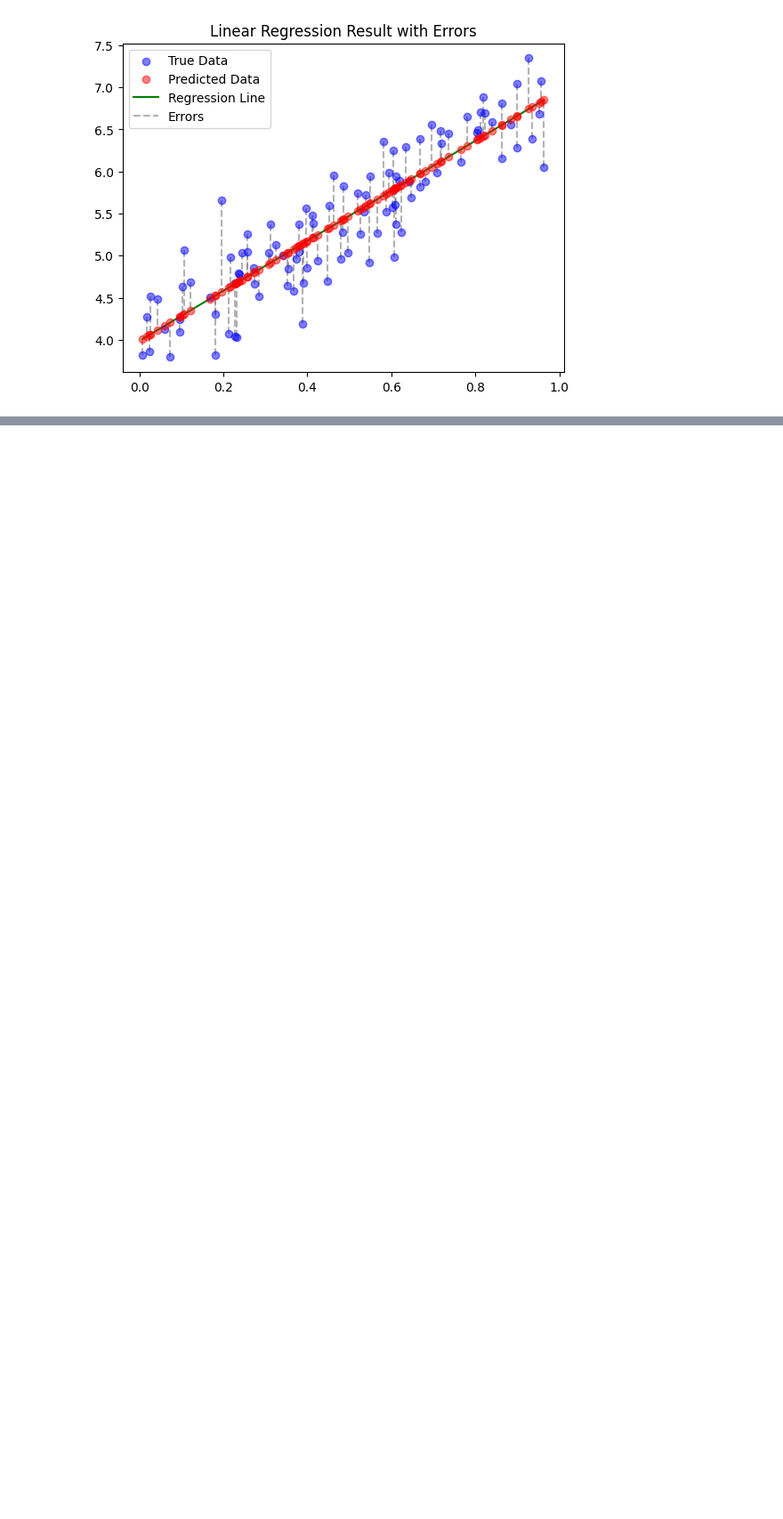
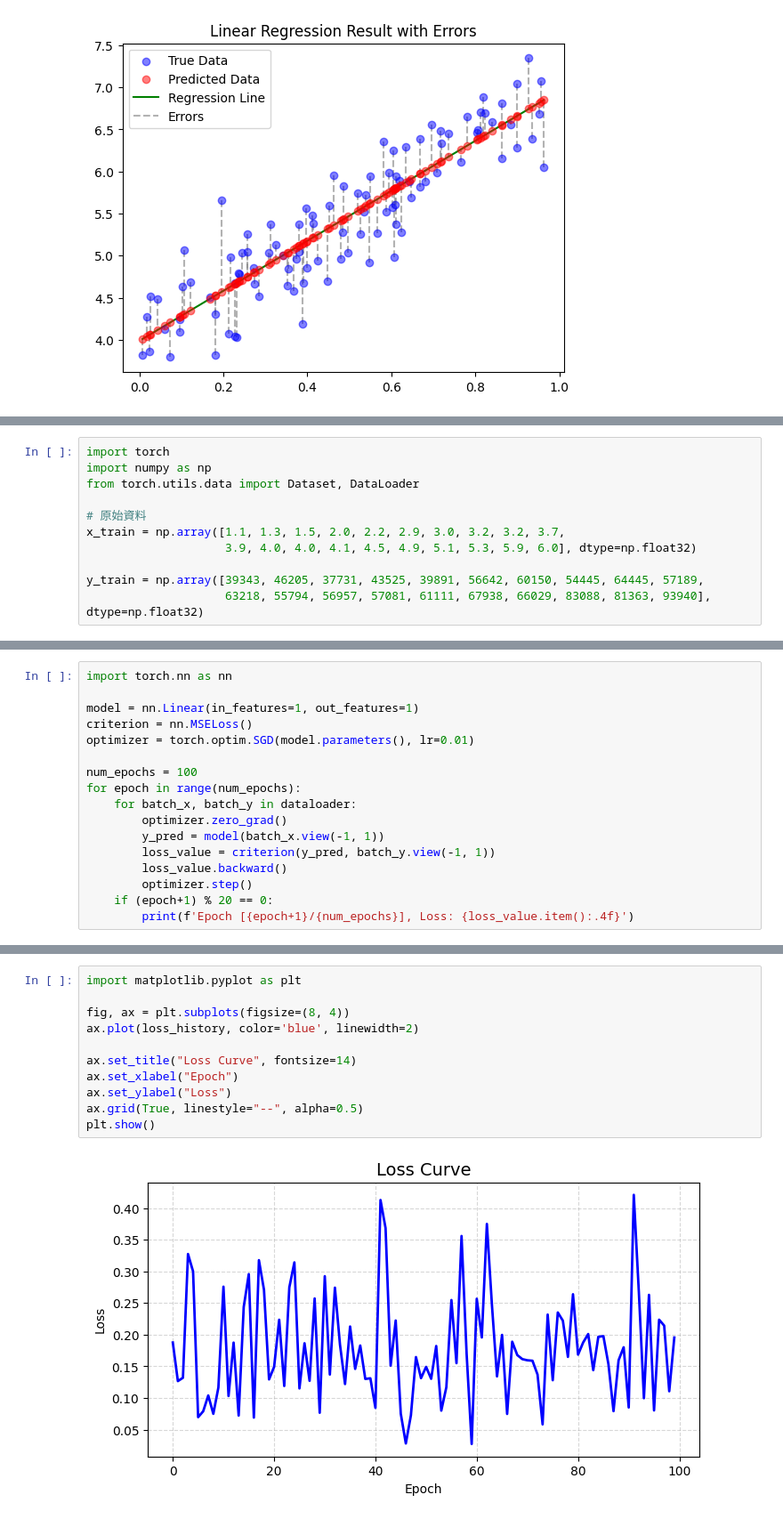
Before and after one commit to Paulyang80/DeepLearningLab, a Jupyter notebook: notebooks/01-linear-regression.ipynb, the cells around one changed output, grey strips where cells are left out. Shown at 89% size. Saved outputs shown, nothing was run; the diff lists cells and outputs as text; blank space fills up the shorter version.

Commit message:
PyTorch Implement

```diff
--- a/notebooks/01-linear-regression.ipynb
+++ b/notebooks/01-linear-regression.ipynb
@@ -795,0 +800,11 @@ plt.show()
+# %%
+import torch
+import numpy as np
+from torch.utils.data import Dataset, DataLoader
+
+# 原始資料
+x_train = np.array([1.1, 1.3, 1.5, 2.0, 2.2, 2.9, 3.0, 3.2, 3.2, 3.7,
+                    3.9, 4.0, 4.0, 4.1, 4.5, 4.9, 5.1, 5.3, 5.9, 6.0], dtype=np.float32)
+
+y_train = np.array([39343, 46205, 37731, 43525, 39891, 56642, 60150, 54445, 64445, 57189,
+                    63218, 55794, 56957, 57081, 61111, 67938, 66029, 83088, 81363, 93940], dtype=np.float32)
@@ -795,0 +847,17 @@ plt.show()
+# %%
+import torch.nn as nn
+
+model = nn.Linear(in_features=1, out_features=1)
+criterion = nn.MSELoss()
+optimizer = torch.optim.SGD(model.parameters(), lr=0.01)
+
+num_epochs = 100
+for epoch in range(num_epochs):
+    for batch_x, batch_y in dataloader:
+        optimizer.zero_grad()
+        y_pred = model(batch_x.view(-1, 1))
+        loss_value = criterion(y_pred, batch_y.view(-1, 1))
+        loss_value.backward()
+        optimizer.step()
+    if (epoch+1) % 20 == 0:
+        print(f'Epoch [{epoch+1}/{num_epochs}], Loss: {loss_value.item():.4f}')
@@ -795,0 +935,13 @@ plt.show()
+# %%
+import matplotlib.pyplot as plt
+
+fig, ax = plt.subplots(figsize=(8, 4))
+ax.plot(loss_history, color='blue', linewidth=2)
+
+ax.set_title("Loss Curve", fontsize=14)
+ax.set_xlabel("Epoch")
+ax.set_ylabel("Loss")
+ax.grid(True, linestyle="--", alpha=0.5)
+plt.show()
+# %% [output]
+[figure, added]
```
Also changed, not shown: parts of 7 cells of this notebook.
